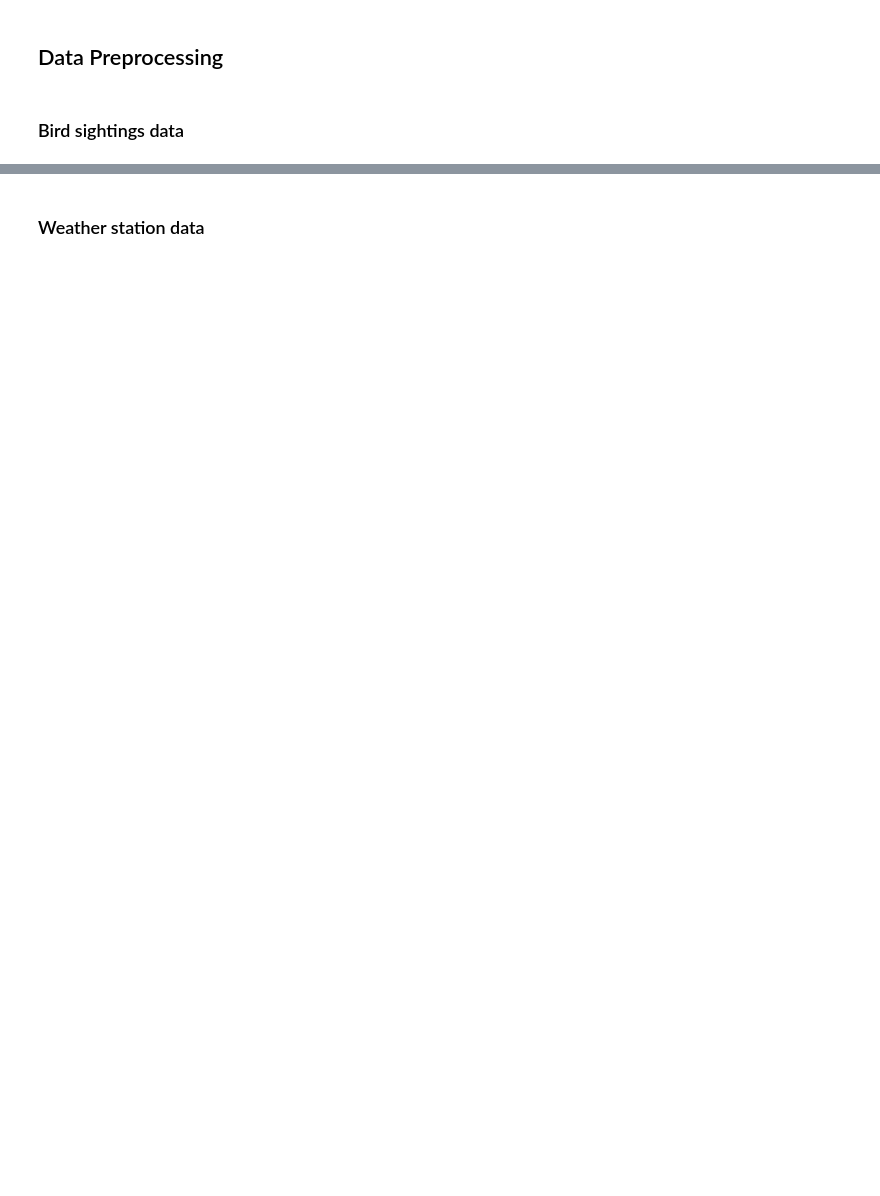
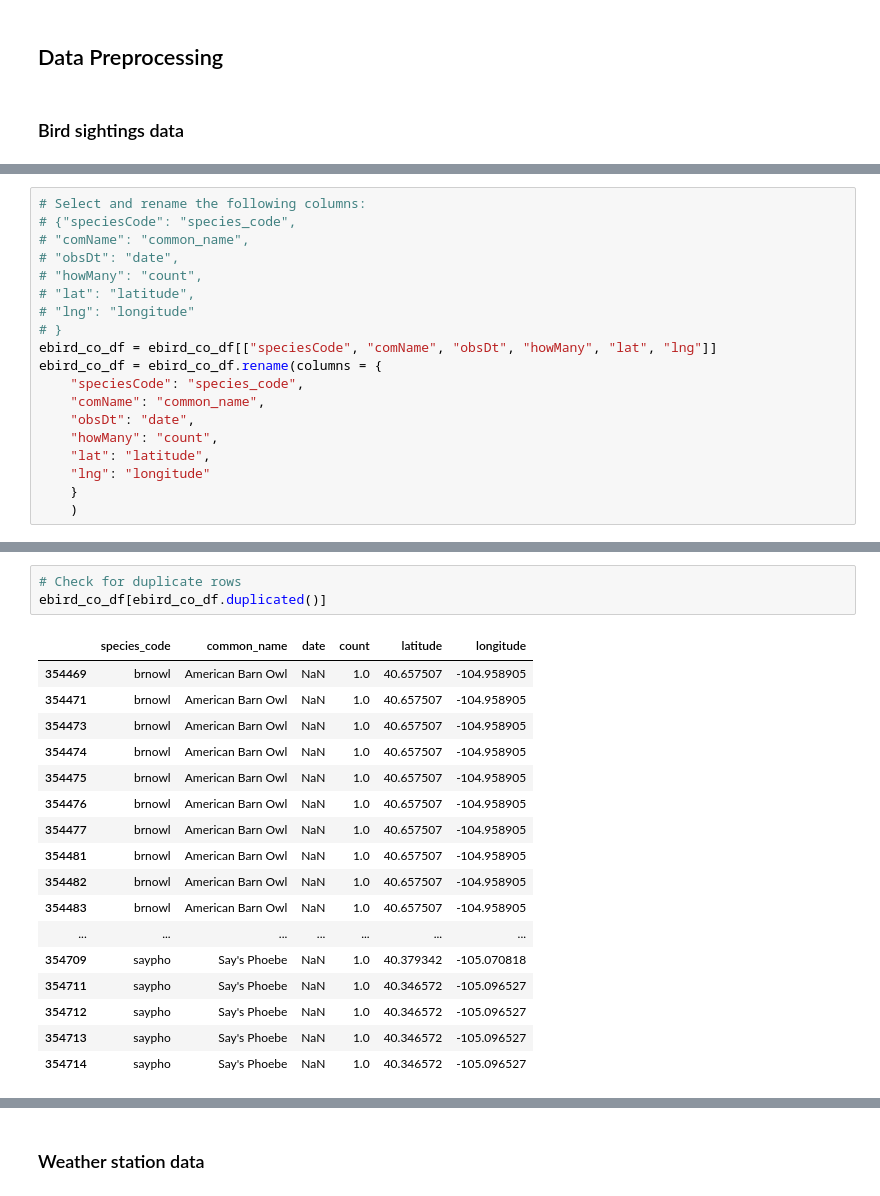
Before and after one commit to Kaxlow/where-the-birds-sing, a Jupyter notebook: src/data-cleaning-preprocessing.ipynb, the cells around one changed output, grey strips where cells are left out. Saved outputs shown, nothing was run; the diff lists cells and outputs as text; blank space fills up the shorter version.

```diff
--- a/src/data-cleaning-preprocessing.ipynb
+++ b/src/data-cleaning-preprocessing.ipynb
@@ -20,0 +121,19 @@ urban_pop_co_df = pd.read_csv("..\\data\\co_urban_pop.csv")
+# %%
+# Select and rename the following columns:
+# {"speciesCode": "species_code",
+# "comName": "common_name",
+# "obsDt": "date",
+# "howMany": "count",
+# "lat": "latitude",
+# "lng": "longitude"
+# }
+ebird_co_df = ebird_co_df[["speciesCode", "comName", "obsDt", "howMany", "lat", "lng"]]
+ebird_co_df = ebird_co_df.rename(columns = {
+    "speciesCode": "species_code",
+    "comName": "common_name",
+    "obsDt": "date",
+    "howMany": "count",
+    "lat": "latitude",
+    "lng": "longitude"
+    }
+    )
@@ -20,0 +153,21 @@ urban_pop_co_df = pd.read_csv("..\\data\\co_urban_pop.csv")
+# %%
+# Check for duplicate rows
+ebird_co_df[ebird_co_df.duplicated()]
+# %% [output]
+|  | species_code | common_name | date | count | latitude | longitude |
+| 354469 | brnowl | American Barn Owl | NaN | 1.0 | 40.657507 | -104.958905 |
+| 354471 | brnowl | American Barn Owl | NaN | 1.0 | 40.657507 | -104.958905 |
+| 354473 | brnowl | American Barn Owl | NaN | 1.0 | 40.657507 | -104.958905 |
+| 354474 | brnowl | American Barn Owl | NaN | 1.0 | 40.657507 | -104.958905 |
+| 354475 | brnowl | American Barn Owl | NaN | 1.0 | 40.657507 | -104.958905 |
+| 354476 | brnowl | American Barn Owl | NaN | 1.0 | 40.657507 | -104.958905 |
+| 354477 | brnowl | American Barn Owl | NaN | 1.0 | 40.657507 | -104.958905 |
+| 354481 | brnowl | American Barn Owl | NaN | 1.0 | 40.657507 | -104.958905 |
+| 354482 | brnowl | American Barn Owl | NaN | 1.0 | 40.657507 | -104.958905 |
+| 354483 | brnowl | American Barn Owl | NaN | 1.0 | 40.657507 | -104.958905 |
+| ... | ... | ... | ... | ... | ... | ... |
+| 354709 | saypho | Say's Phoebe | NaN | 1.0 | 40.379342 | -105.070818 |
+| 354711 | saypho | Say's Phoebe | NaN | 1.0 | 40.346572 | -105.096527 |
+| 354712 | saypho | Say's Phoebe | NaN | 1.0 | 40.346572 | -105.096527 |
+| 354713 | saypho | Say's Phoebe | NaN | 1.0 | 40.346572 | -105.096527 |
+| 354714 | saypho | Say's Phoebe | NaN | 1.0 | 40.346572 | -105.096527 |
```
Also changed, not shown: parts of 114 cells of this notebook.
